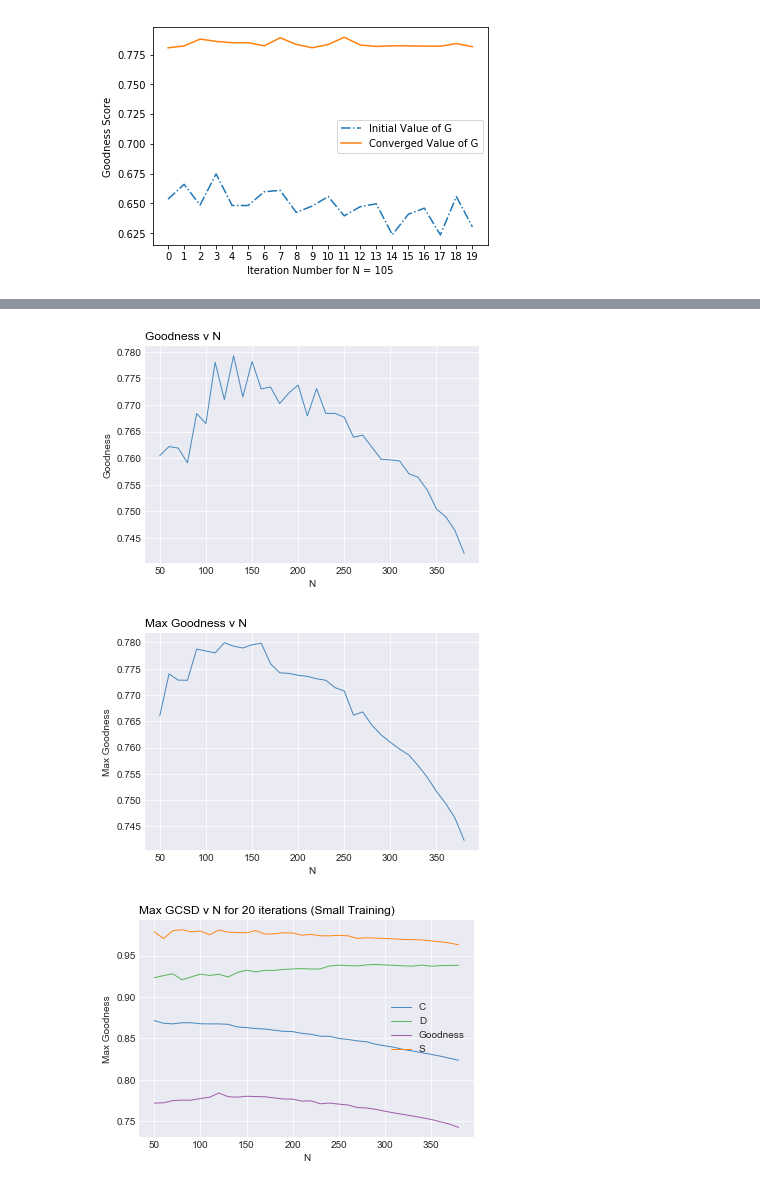
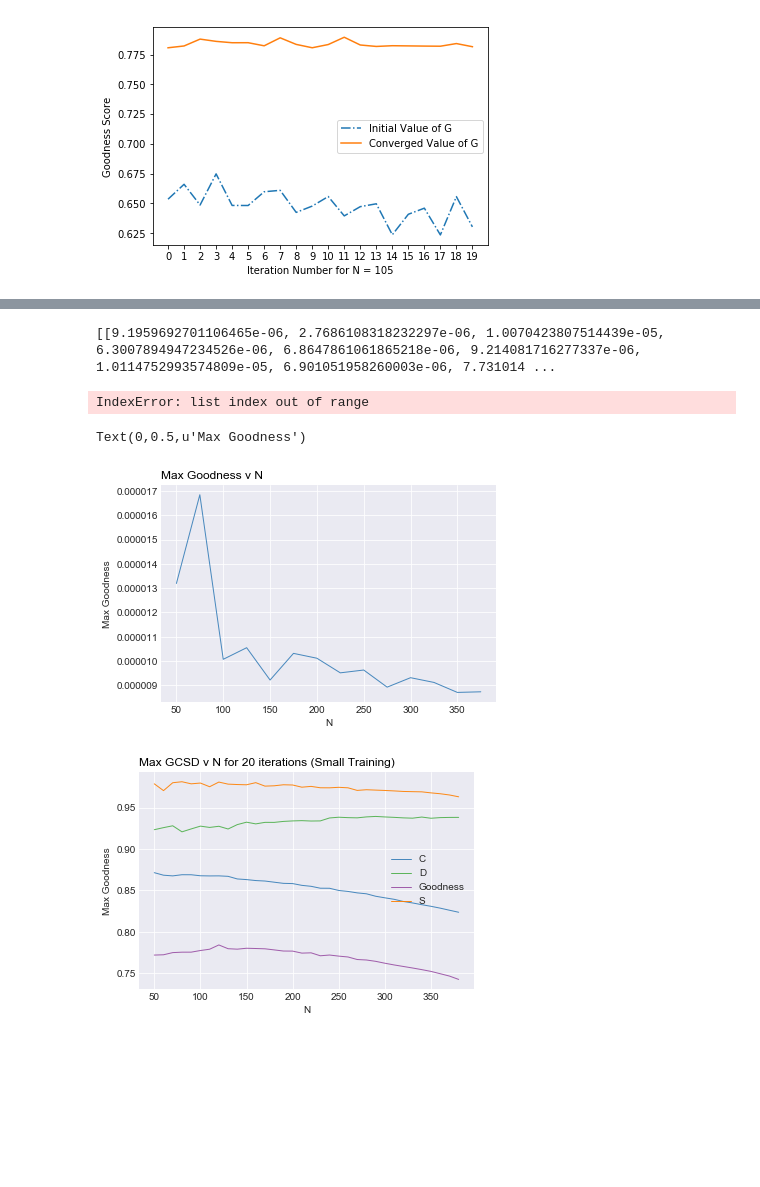
Before and after one commit to anirudh3/rasmthesis, a Jupyter notebook: data_business/plots.ipynb, the cells around one changed output, grey strips where cells are left out. Saved outputs shown, nothing was run; the diff lists cells and outputs as text; code cells hidden in the pictures; blank space fills up the shorter version.

```diff
--- a/data_business/plots.ipynb
+++ b/data_business/plots.ipynb
@@ -117,6 +124,8 @@ max(best_n[1:], key= lambda x: x[1])
 # %%
-print len(d[0])
-# print len(range(50, 390, 10))
-for i in range(1, 10):
-    print len(d[i])
+# print len(d[0])
+print len(range(50, 929, 75))
+# for i in range(1, 10):
+#     print len(d[i])
+
+len(d)
 # %% [output]
@@ -167,8 +188,8 @@ plt.savefig("figures/GoodnessvN_small_training_10_vlines.png")
 # %%
 # overall average of every N for all the iterations
 # %%
-for i in range(1, 10):
-    d[i] = d[i][1:]
+for i in range(5):
+    d[i] = d[i][:]
 # %%
 d_avg = np.array(d)
 # %%
@@ -186,5 +205,5 @@ array([ 0.75754568,  0.76493077,  0.76321897,  0.76503516,  0.76941791,
 # %%
-x = range(50, 390, 10)
+x = range(50, 390, 25)
 df = pd.DataFrame({'x': x, 'y': d_avg})
 
 
@@ -198,11 +217,11 @@ palette = plt.get_cmap('Set1')
 num=0
 for column in df.drop('x', axis=1):
     num+=1
-    plt.plot(df['x'], df[column], marker='', color=palette(num), linewidth=1, alpha=0.9, label=column)
+    plt.plot(df['x'], df[column], marker='o', markersize=3, color=palette(num), linewidth=1, alpha=0.9, label=column)
 
 
 plt.title("Average Goodness v N", loc='left', fontsize=12, fontweight=0, color='black')
 plt.xlabel("N")
 plt.ylabel("Average Goodness")
-plt.savefig("figures/GoodnessvN_small_training_avg_10.png")
+# plt.savefig("figures/GoodnessvN_small_training_avg_10.png")
 # %% [output]
@@ -210,11 +230,13 @@ plt.savefig("figures/GoodnessvN_small_training_avg_10.png")
 # %%
 # single goodness curve
 
-d = load_things("saved_data/overall_best_small_train_10.pickle")
+d = load_things("saved_data/overall_GCSD_small_train_newform_5.pickle")
 d = [[x[1] for x in x_d] for x_d in d]
 
-x = range(50, 390, 10)
-df = pd.DataFrame({'x': x, 'y': d[5][1:]})
+print d
+
+x = range(50, 390, 25)
+df = pd.DataFrame({'x': x, 'y': d[5][:]})
 
 
 # style
@@ -233,43 +255,45 @@ for column in df.drop('x', axis=1):
 plt.title("Goodness v N", loc='left', fontsize=12, fontweight=0, color='black')
 plt.xlabel("N")
 plt.ylabel("Goodness")
-plt.savefig("figures/GoodnessvN_small_training_1_4.png")
+# plt.savefig("figures/GoodnessvN_small_training_1_4.png")
 # %% [output]
-[figure, removed]
+[[9.1959692701106465e-06, 2.7686108318232297e-06, 1.0070423807514439e-05, 6.3007894947234526e-06, 6.8647861061865218e-06, 9.214081716277337e-06, 1.0114752993574809e-05, 6.901051958260003e-06, 7.731014 ...
+IndexError: list index out of range
 # %%
 # best of the converged goodness curve
 
-d = load_things("saved_data/overall_best_small_train_10.pickle")
+d = load_things("saved_data/overall_GCSD_small_train_newform_5.pickle")
 d = [[x[1] for x in x_d] for x_d in d]
-d[0][1] = 0.774
-for i in range(1, 10):
-    d[i] = d[i][1:]
+# d[0][1] = 0.774
+# for i in range(5):
+#     d[i] = d[i][1:]
 d_max = np.array(d)
 d_max = np.max(d_max, axis = 0)
 
-x = range(50, 390, 10)
+x = range(50, 390, 25)
 df = pd.DataFrame({'x': x, 'y': d_max})
 
 
 # style
 plt.style.use('seaborn-darkgrid')
 
 # create a color palette
 palette = plt.get_cmap('Set1')
 
 # multiple line plot
 num=0
 for column in df.drop('x', axis=1):
     num+=1
     plt.plot(df['x'], df[column], marker='', color=palette(num), linewidth=1, alpha=0.9, label=column)
 
 
 plt.title("Max Goodness v N", loc='left', fontsize=12, fontweight=0, color='black')
 plt.xlabel("N")
 plt.ylabel("Max Goodness")
-plt.savefig("figures/MaxGoodnessvN_small_training_10.png")
+# plt.savefig("figures/MaxGoodnessvN_small_training_10.png")
 # %% [output]
+Text(0,0.5,u'Max Goodness')
-[figure, old version]
+[figure, new version]
 # %%
 # Individual Components - mean, max
 
```
Also changed, not shown: parts of 15 cells of this notebook, 55 other files.
